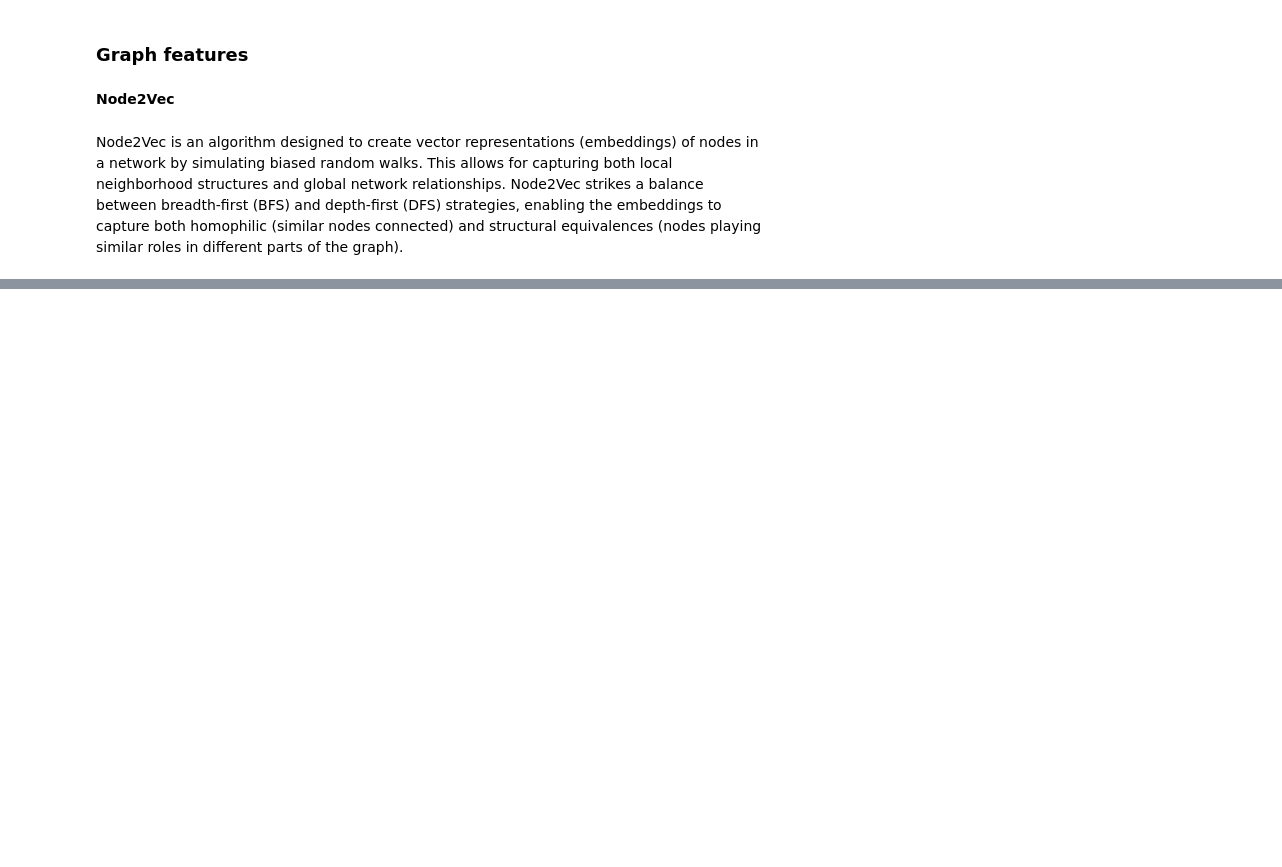
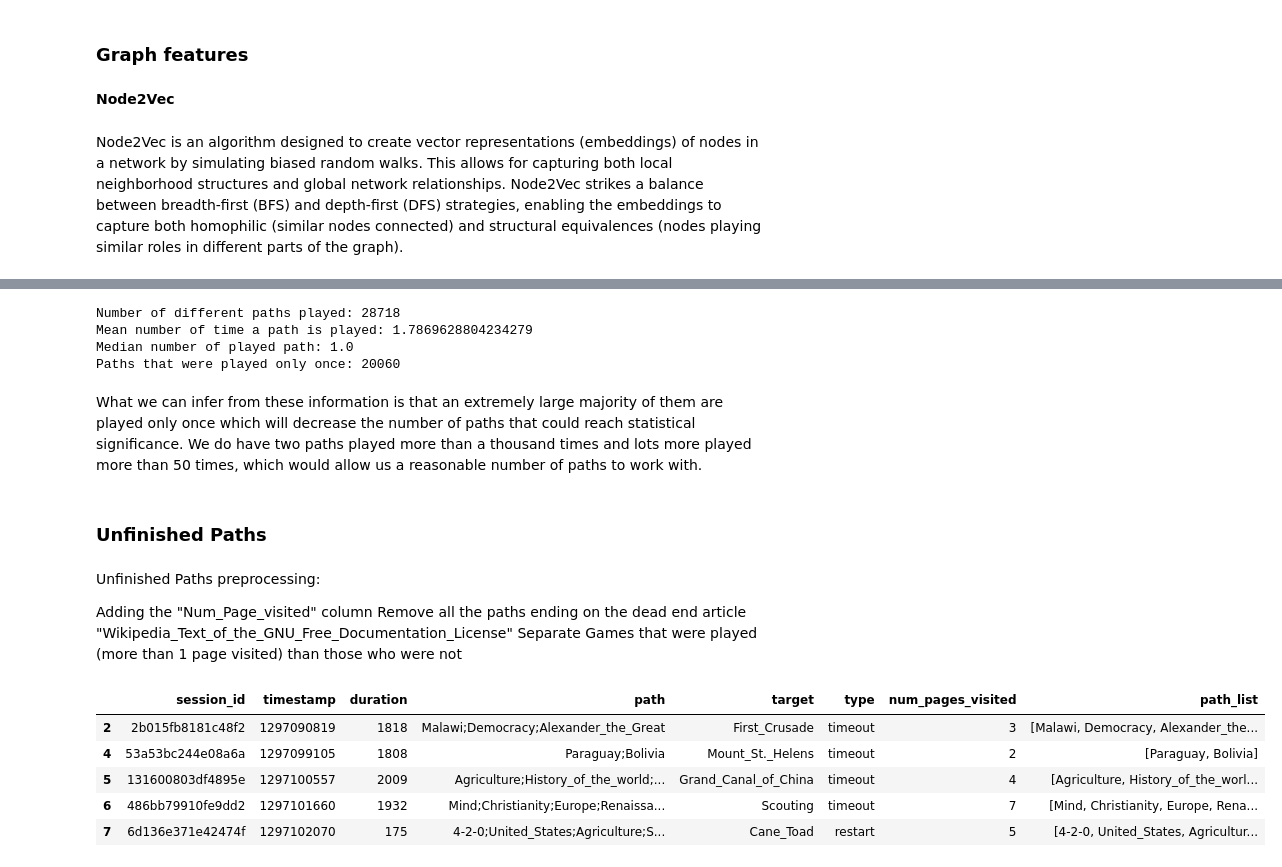
Before and after one commit to angelpras/epfl_ADA_project, a Jupyter notebook: results.ipynb, the cells around one changed output, grey strips where cells are left out. Saved outputs shown, nothing was run; the diff lists cells and outputs as text; code cells hidden in the pictures; blank space fills up the shorter version.

```diff
--- a/results.ipynb
+++ b/results.ipynb
@@ -388,0 +462,29 @@ cosine_sim_matrix, df_embeddings=Node2Vec_func(subgraphs[0])
+# %%
+stats_on_games(df_path_counts)
+# %% [output]
+Number of different paths played: 28718
+Mean number of time a path is played: 1.7869628804234279
+Median number of played path: 1.0
+Paths that were played only once: 20060
+# %% [markdown]
+What we can infer from these information is that an extremely large majority of them are played only once which will decrease the number of paths that could reach statistical significance. We do have two paths played more than a thousand times and lots more played more than 50 times, which would allow us a reasonable number of paths to work with.
+# %% [markdown]
+### Unfinished Paths
+# %% [markdown]
+Unfinished Paths preprocessing:
+
+Adding the "Num_Page_visited" column
+Remove all the paths ending on the dead end article "Wikipedia_Text_of_the_GNU_Free_Documentation_License"
+Separate Games that were played (more than 1 page visited) than those who were not
+# %%
+unfinished_file_path = os.path.join(games_path, r'paths_unfinished.tsv')
+df_unfinished, df_untried = process_unfinished(unfinished_file_path)
+
+df_unfinished.head()
+# %% [output]
+|  | session_id | timestamp | duration | path | target | type | num_pages_visited | path_list |
+| 2 | 2b015fb8181c48f2 | 1297090819 | 1818 | Malawi;Democracy;Alexander_the_Great | First_Crusade | timeout | 3 | [Malawi, Democracy, Alexander_the... |
+| 4 | 53a53bc244e08a6a | 1297099105 | 1808 | Paraguay;Bolivia | Mount_St._Helens | timeout | 2 | [Paraguay, Bolivia] |
+| 5 | 131600803df4895e | 1297100557 | 2009 | Agriculture;History_of_the_world;... | Grand_Canal_of_China | timeout | 4 | [Agriculture, History_of_the_worl... |
+| 6 | 486bb79910fe9dd2 | 1297101660 | 1932 | Mind;Christianity;Europe;Renaissa... | Scouting | timeout | 7 | [Mind, Christianity, Europe, Rena... |
+| 7 | 6d136e371e42474f | 1297102070 | 175 | 4-2-0;United_States;Agriculture;S... | Cane_Toad | restart | 5 | [4-2-0, United_States, Agricultur... |
```
Also changed, not shown: parts of 13 cells of this notebook.
